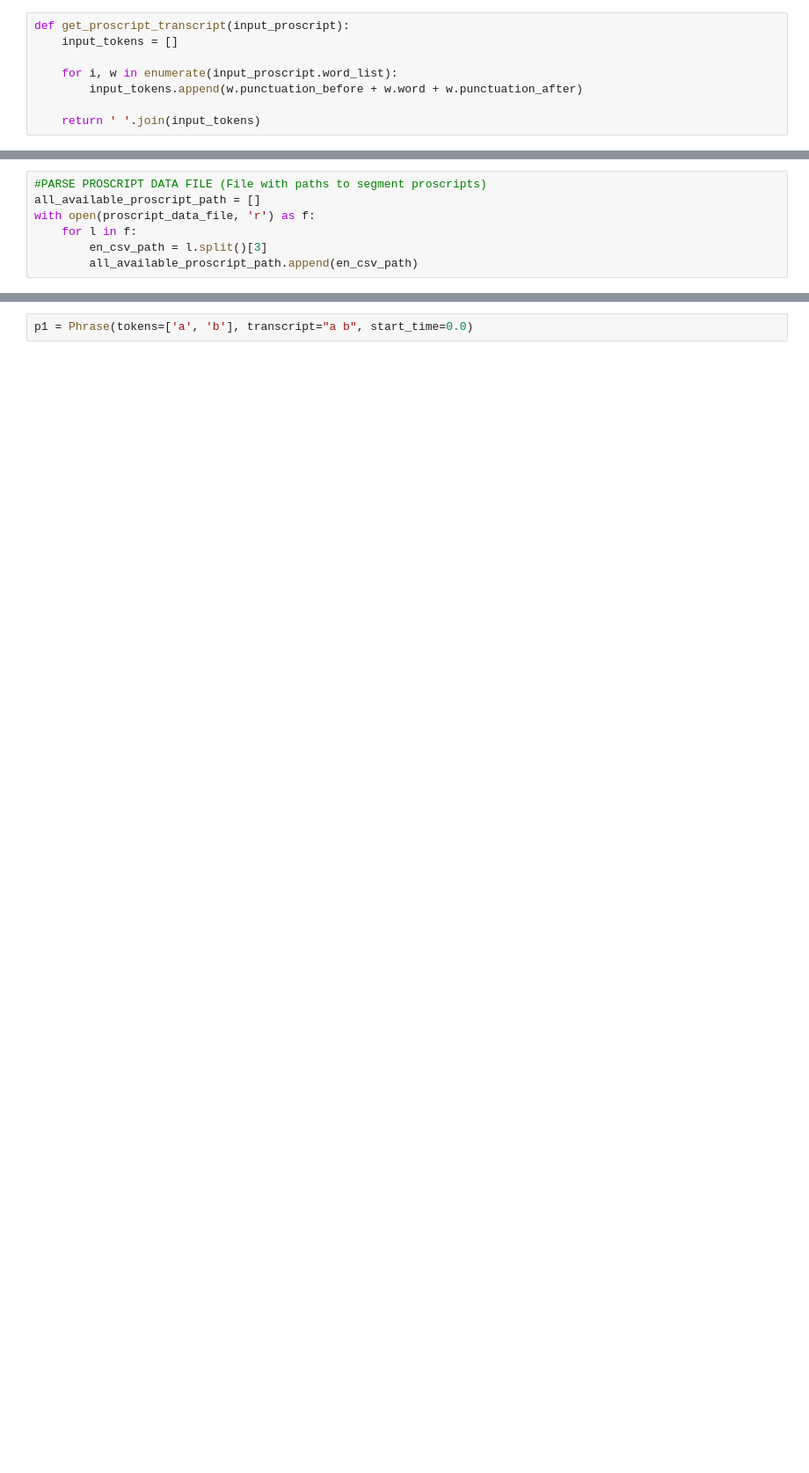
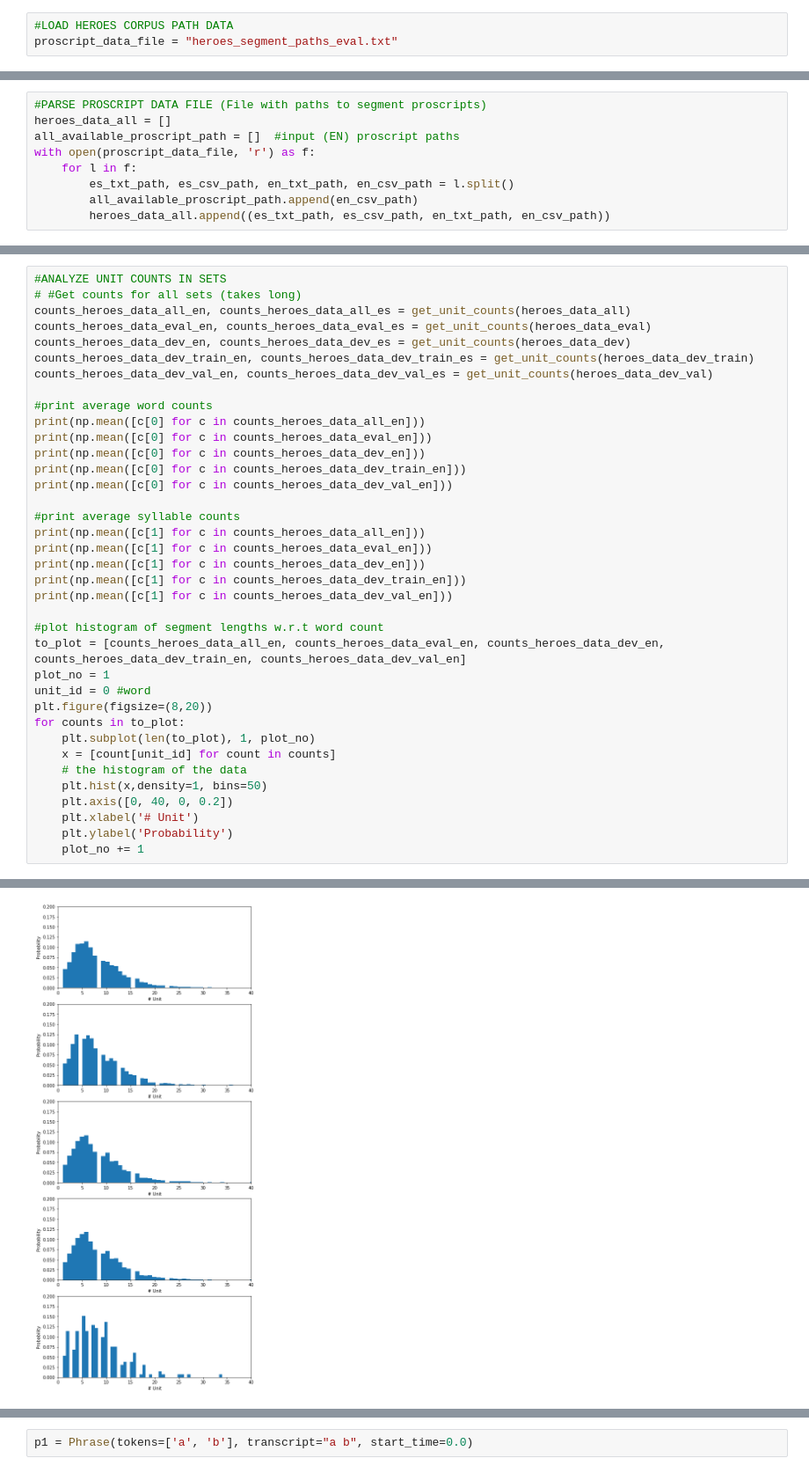
Before and after one commit to alpoktem/MachineDub, a Jupyter notebook: dubbing-notebook.ipynb, the cells around one changed output, grey strips where cells are left out. Shown at 88% size. Saved outputs shown, nothing was run; the diff lists cells and outputs as text; blank space fills up the shorter version.

```diff
--- a/dubbing-notebook.ipynb
+++ b/dubbing-notebook.ipynb
@@ -21,8 +19,3 @@ proscript_data_file = "/Users/alp/Movies/heroes/transProse_data/audiodata-post/h
-# %%
-def get_proscript_transcript(input_proscript):
-    input_tokens = []
-
-    for i, w in enumerate(input_proscript.word_list):
-        input_tokens.append(w.punctuation_before + w.word + w.punctuation_after)
-
-    return ' '.join(input_tokens)
+# %%
+#LOAD HEROES CORPUS PATH DATA
+proscript_data_file = "heroes_segment_paths_eval.txt"
@@ -29,7 +78,9 @@ def get_proscript_transcript(input_proscript):
 # %%
 #PARSE PROSCRIPT DATA FILE (File with paths to segment proscripts)
-all_available_proscript_path = []
+heroes_data_all = []
+all_available_proscript_path = []  #input (EN) proscript paths
 with open(proscript_data_file, 'r') as f:
     for l in f:
-        en_csv_path = l.split()[3]
+        es_txt_path, es_csv_path, en_txt_path, en_csv_path = l.split()
         all_available_proscript_path.append(en_csv_path)
+        heroes_data_all.append((es_txt_path, es_csv_path, en_txt_path, en_csv_path))
@@ -35,0 +299,38 @@ with open(proscript_data_file, 'r') as f:
+# %%
+#ANALYZE UNIT COUNTS IN SETS
+# #Get counts for all sets (takes long)
+counts_heroes_data_all_en, counts_heroes_data_all_es = get_unit_counts(heroes_data_all)
+counts_heroes_data_eval_en, counts_heroes_data_eval_es = get_unit_counts(heroes_data_eval)
+counts_heroes_data_dev_en, counts_heroes_data_dev_es = get_unit_counts(heroes_data_dev)
+counts_heroes_data_dev_train_en, counts_heroes_data_dev_train_es = get_unit_counts(heroes_data_dev_train)
+counts_heroes_data_dev_val_en, counts_heroes_data_dev_val_es = get_unit_counts(heroes_data_dev_val)
+
+#print average word counts
+print(np.mean([c[0] for c in counts_heroes_data_all_en]))
+print(np.mean([c[0] for c in counts_heroes_data_eval_en]))
+print(np.mean([c[0] for c in counts_heroes_data_dev_en]))
+print(np.mean([c[0] for c in counts_heroes_data_dev_train_en]))
+print(np.mean([c[0] for c in counts_heroes_data_dev_val_en]))
+
+#print average syllable counts
+print(np.mean([c[1] for c in counts_heroes_data_all_en]))
+print(np.mean([c[1] for c in counts_heroes_data_eval_en]))
+print(np.mean([c[1] for c in counts_heroes_data_dev_en]))
+print(np.mean([c[1] for c in counts_heroes_data_dev_train_en]))
+print(np.mean([c[1] for c in counts_heroes_data_dev_val_en]))
+
+#plot histogram of segment lengths w.r.t word count
+to_plot = [counts_heroes_data_all_en, counts_heroes_data_eval_en, counts_heroes_data_dev_en, counts_heroes_data_dev_train_en, counts_heroes_data_dev_val_en]
+plot_no = 1
+unit_id = 0 #word
+plt.figure(figsize=(8,20))
+for counts in to_plot:
+    plt.subplot(len(to_plot), 1, plot_no)
+    x = [count[unit_id] for count in counts]
+    # the histogram of the data
+    plt.hist(x,density=1, bins=50)
+    plt.axis([0, 40, 0, 0.2])
+    plt.xlabel('# Unit')
+    plt.ylabel('Probability')
+    plot_no += 1
+# %% [output]
@@ -35,0 +347 @@ with open(proscript_data_file, 'r') as f:
+[figure, added]
```
Also changed, not shown: parts of 25 cells of this notebook.
